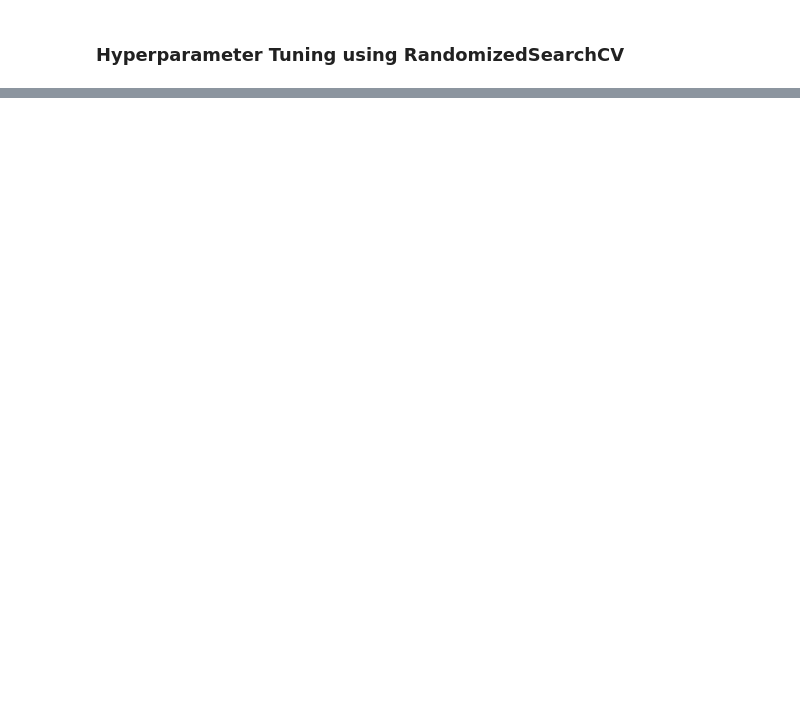
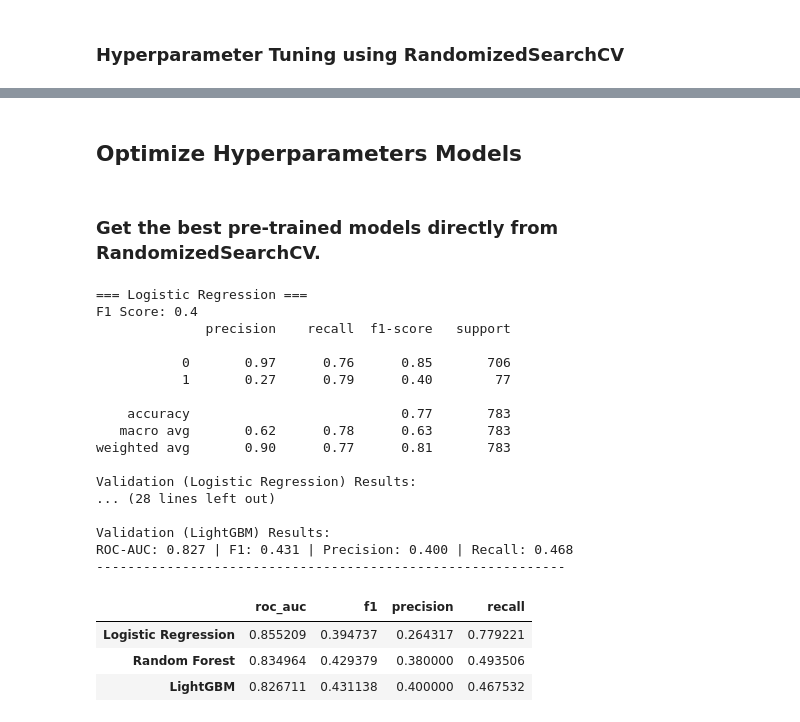
Before and after one commit to FrancoPalavicinoG/cellia, a Jupyter notebook: notebooks/04_training.ipynb, the cells around one changed output, grey strips where cells are left out. Saved outputs shown, nothing was run; the diff lists cells and outputs as text; code cells hidden in the pictures; blank space fills up the shorter version.

Commit message:
Get the best pre-trained models directly from RandomizedSearchCV (no SMOTE Approach)

```diff
--- a/notebooks/04_training.ipynb
+++ b/notebooks/04_training.ipynb
@@ -37,13 +37,13 @@ input_path = "/content/drive/MyDrive/cellia_drive/Datasets/"
 # %% [markdown]
 Load features
 # %%
-X_train = pd.read_csv(input_path + "X_train_res.csv")
+X_train = pd.read_csv(input_path + "X_train.csv")
 X_val   = pd.read_csv(input_path + "X_val.csv")
 X_test  = pd.read_csv(input_path + "X_test.csv")
 # %% [markdown]
 Load labels
 # %%
-y_train = pd.read_csv(input_path + "y_train_res.csv").squeeze()
+y_train = pd.read_csv(input_path + "y_train.csv").squeeze()
 y_val   = pd.read_csv(input_path + "y_val.csv").squeeze()
 y_test  = pd.read_csv(input_path + "y_test.csv").squeeze()
 # %%
@@ -319,0 +309,49 @@ Best F1: 0.9427388183455153
+# %% [markdown]
+## Optimize Hyperparameters Models
+# %% [markdown]
+### Get the best pre-trained models directly from RandomizedSearchCV.
+# %%
+best_logreg = logreg_search.best_estimator_
+best_rf = rf_search.best_estimator_
+best_lgbm = lgbm_search.best_estimator_
+
+from sklearn.metrics import classification_report, f1_score
+
+models = {
+    "Logistic Regression": best_logreg,
+    "Random Forest": best_rf,
+    "LightGBM": best_lgbm
+}
+
+results = {}
+for name, model in models.items():
+    y_pred = model.predict(X_test)
+    print(f"\n=== {name} ===")
+    print("F1 Score:", f1_score(y_test, y_pred))
+    print(classification_report(y_test, y_pred))
+    results[name] = evaluate_model(model, X_val, y_val, f"Validation ({name})")
+
+results_df = pd.DataFrame(results).T
+results_df.sort_values("roc_auc", ascending=False)
+# %% [output]
+=== Logistic Regression ===
+F1 Score: 0.4
+              precision    recall  f1-score   support
+
+           0       0.97      0.76      0.85       706
+           1       0.27      0.79      0.40        77
+
+    accuracy                           0.77       783
+   macro avg       0.62      0.78      0.63       783
+weighted avg       0.90      0.77      0.81       783
+
+Validation (Logistic Regression) Results:
+... (28 lines left out)
+
+Validation (LightGBM) Results:
+ROC-AUC: 0.827 | F1: 0.431 | Precision: 0.400 | Recall: 0.468
+------------------------------------------------------------
+|  | roc_auc | f1 | precision | recall |
+| Logistic Regression | 0.855209 | 0.394737 | 0.264317 | 0.779221 |
+| Random Forest | 0.834964 | 0.429379 | 0.380000 | 0.493506 |
+| LightGBM | 0.826711 | 0.431138 | 0.400000 | 0.467532 |
```
Also changed, not shown: parts of 7 cells of this notebook.
